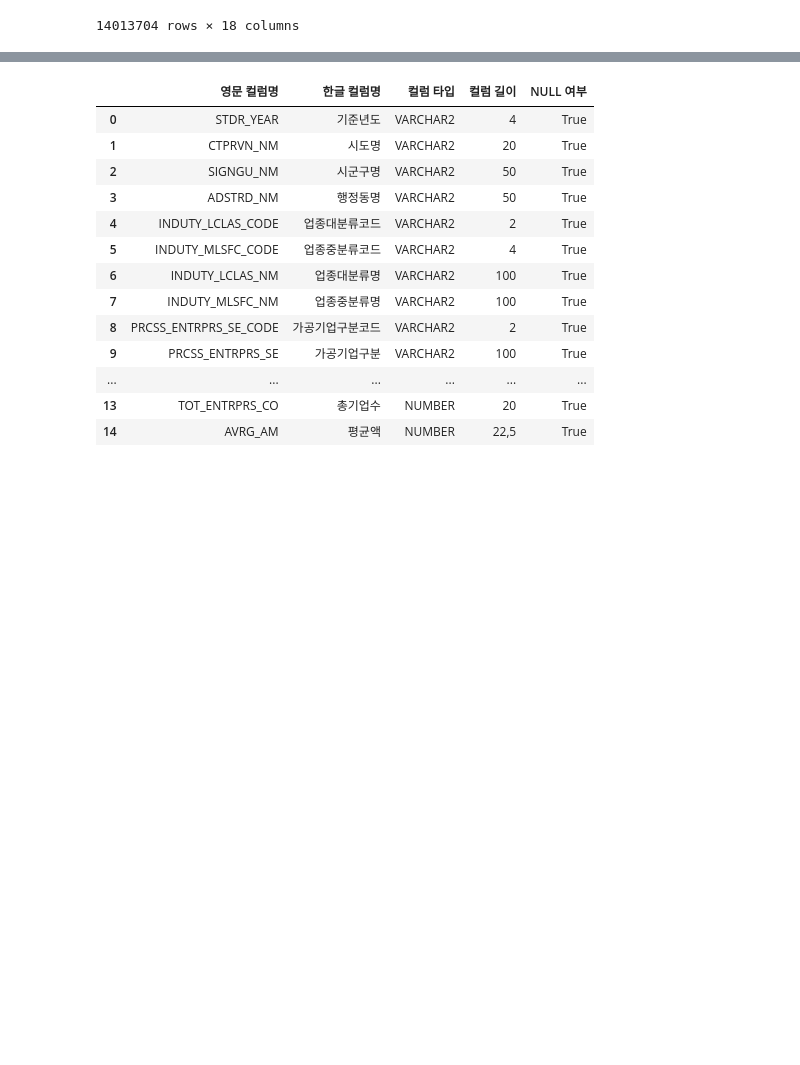
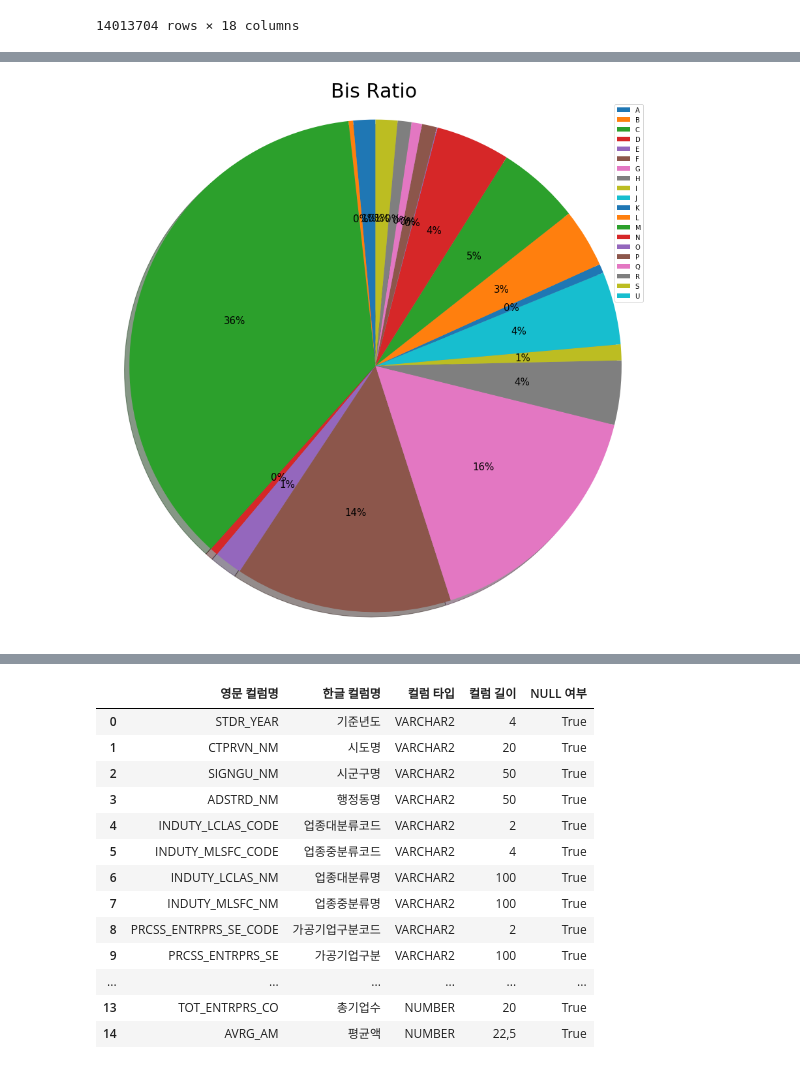
Before and after one commit to codingKYU/Deep-Learning, a Jupyter notebook: KY_BS/KED.ipynb, the cells around one changed output, grey strips where cells are left out. Drawn from its saved outputs; the diff is of its cells as text; code cells hidden in the pictures; blank space fills up the shorter version.

```diff
--- a/KY_BS/KED.ipynb
+++ b/KY_BS/KED.ipynb
@@ -25,0 +49,46 @@ df
+# %%
+group_names =['A',
+ 'B',
+ 'C',
+ 'D',
+ 'E',
+ 'F',
+ 'G',
+ 'H',
+ 'I',
+ 'J',
+ 'K',
+ 'L',
+ 'M',
+ 'N',
+ 'O',
+ 'P',
+ 'Q',
+ 'R',
+ 'S',
+ 'U']
+
+group_sizes = [len(df[df['INDUTY_LCLAS_CODE'] == 'A']),len(df[df['INDUTY_LCLAS_CODE'] == 'B']),len(df[df['INDUTY_LCLAS_CODE'] == 'C']),len(df[df['INDUTY_LCLAS_CODE'] == 'D']),len(df[df['INDUTY_LCLAS_CODE'] == 'E']),len(df[df['INDUTY_LCLAS_CODE'] == 'F']),len(df[df['INDUTY_LCLAS_CODE'] == 'G']),len(df[df['INDUTY_LCLAS_CODE'] == 'H']),len(df[df['INDUTY_LCLAS_CODE'] == 'I']),len(df[df['INDUTY_LCLAS_CODE'] == 'J']),len(df[df['INDUTY_LCLAS_CODE'] == 'K']),len(df[df['INDUTY_LCLAS_CODE'] == 'L']),len(df[df['INDUTY_LCLAS_CODE'] == 'M']),len(df[df['INDUTY_LCLAS_CODE'] == 'N']),len(df[df['INDUTY_LCLAS_CODE'] == 'O']),len(df[df['INDUTY_LCLAS_CODE'] == 'P']),len(df[df['INDUTY_LCLAS_CODE'] == 'Q']),len(df[df['INDUTY_LCLAS_CODE'] == 'R']),len(df[df['INDUTY_LCLAS_CODE'] == 'S']),len(df[df['INDUTY_LCLAS_CODE'] == 'U'])]
+# %%
+import matplotlib.pyplot as plt
+
+plt.figure(figsize = (15,15))
+plt.pie(group_sizes,
+
+        autopct='%d%%', # second decimal place
+
+        shadow=True,
+
+        startangle=90,
+
+        textprops={'fontsize': 15}) # text font size
+
+plt.axis('equal') #  equal length of X and Y axis
+
+plt.title('Bis Ratio', fontsize=30)
+
+plt.legend(labels=group_names, loc='upper right')
+
+plt.show()
+# %% [output]
+[figure, added]
```
Also changed, not shown: parts of 48 cells of this notebook.
